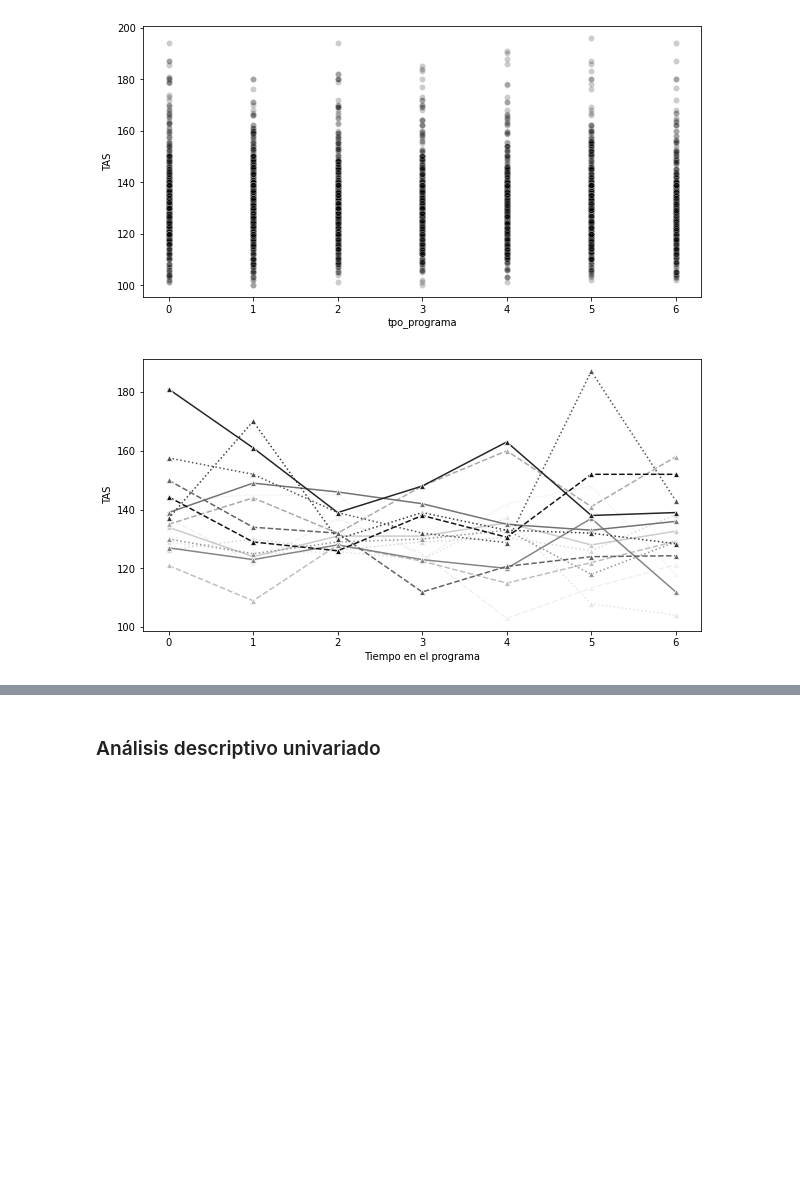
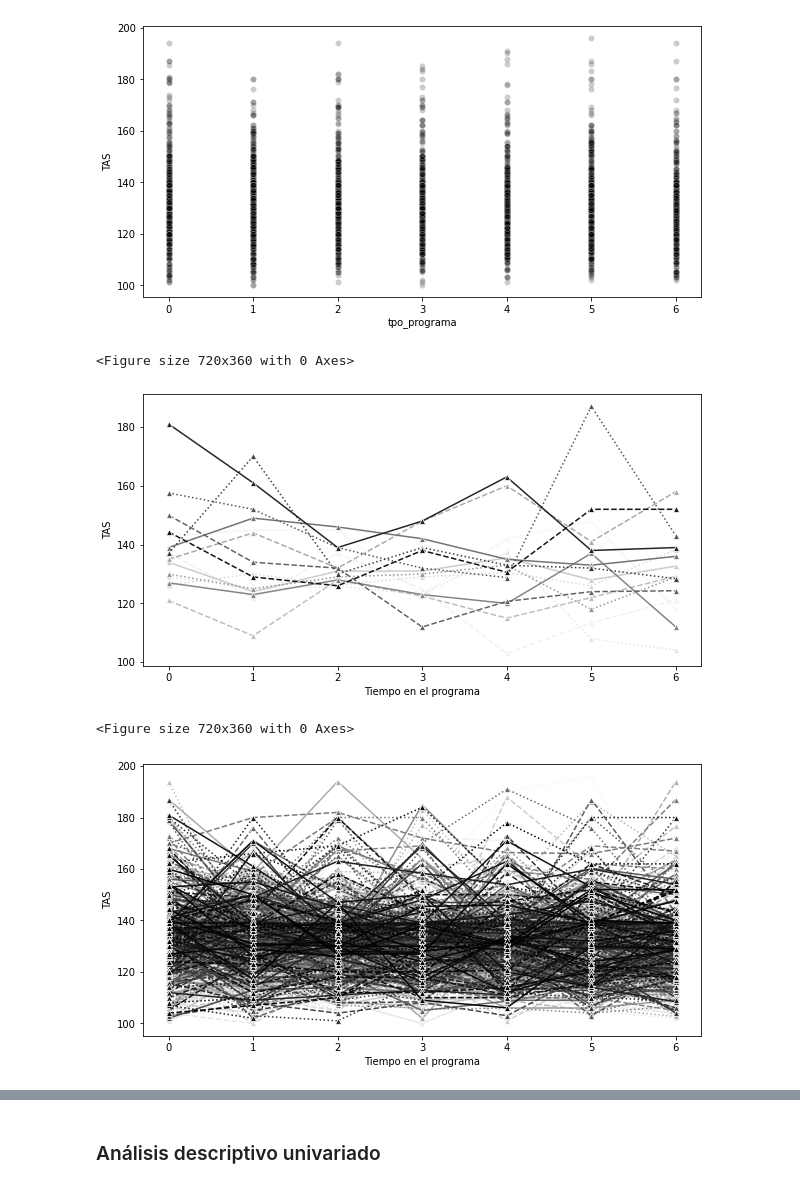
Before and after one commit to ecometto94/Tesis, a Jupyter notebook: Sintaxis/Análisis Descriptivo Paper Style.ipynb, the cells around one changed output, grey strips where cells are left out. Saved outputs shown, nothing was run; the diff lists cells and outputs as text; code cells hidden in the pictures; blank space fills up the shorter version.

```diff
--- a/Sintaxis/Análisis Descriptivo Paper Style.ipynb
+++ b/Sintaxis/Análisis Descriptivo Paper Style.ipynb
@@ -71,6 +71,7 @@ sns.scatterplot(x=tesis["tpo_programa"], y=tesis["TAS"], alpha=0.2)
 <AxesSubplot:xlabel='tpo_programa', ylabel='TAS'>
 [figure]
 # %%
+plt.figure(figsize=(10,5))
 patients = list(tesis["idPaciente"].unique())
 k = 15
 random.seed(2)
@@ -86,7 +87,22 @@ plt.xlabel("Tiempo en el programa")
 plt.ylabel("TAS")
 plt.savefig(f"{PATH_TO_IMG}/spaghetti_plot.png", bbox_inches='tight')
 # %% [output]
+<Figure size 720x360 with 0 Axes>
 [figure]
+# %%
+plt.figure(figsize=(10,5))
+plot_df = tesis.pivot_table(values="TAS", index="tpo_programa", columns="idPaciente")
+fig, ax = plt.subplots(1,1)
+ax.set_prop_cycle(monochrome)
+sns.lineplot(data=plot_df, dashes=False, palette="Greys")
+plt.legend().set_visible(False)
+# plt.title(f"TAS a través del tiempo de {k} pacientes")
+plt.xlabel("Tiempo en el programa")
+plt.ylabel("TAS")
+plt.savefig(f"{PATH_TO_IMG}/spaghetti_plot.png", bbox_inches='tight')
+# %% [output]
+<Figure size 720x360 with 0 Axes>
+[figure, added]
 # %%
 def jitter(arr):
     stdev = .01*(max(arr)-min(arr))
```
Also changed, not shown: parts of 8 cells of this notebook, 8 other files.
